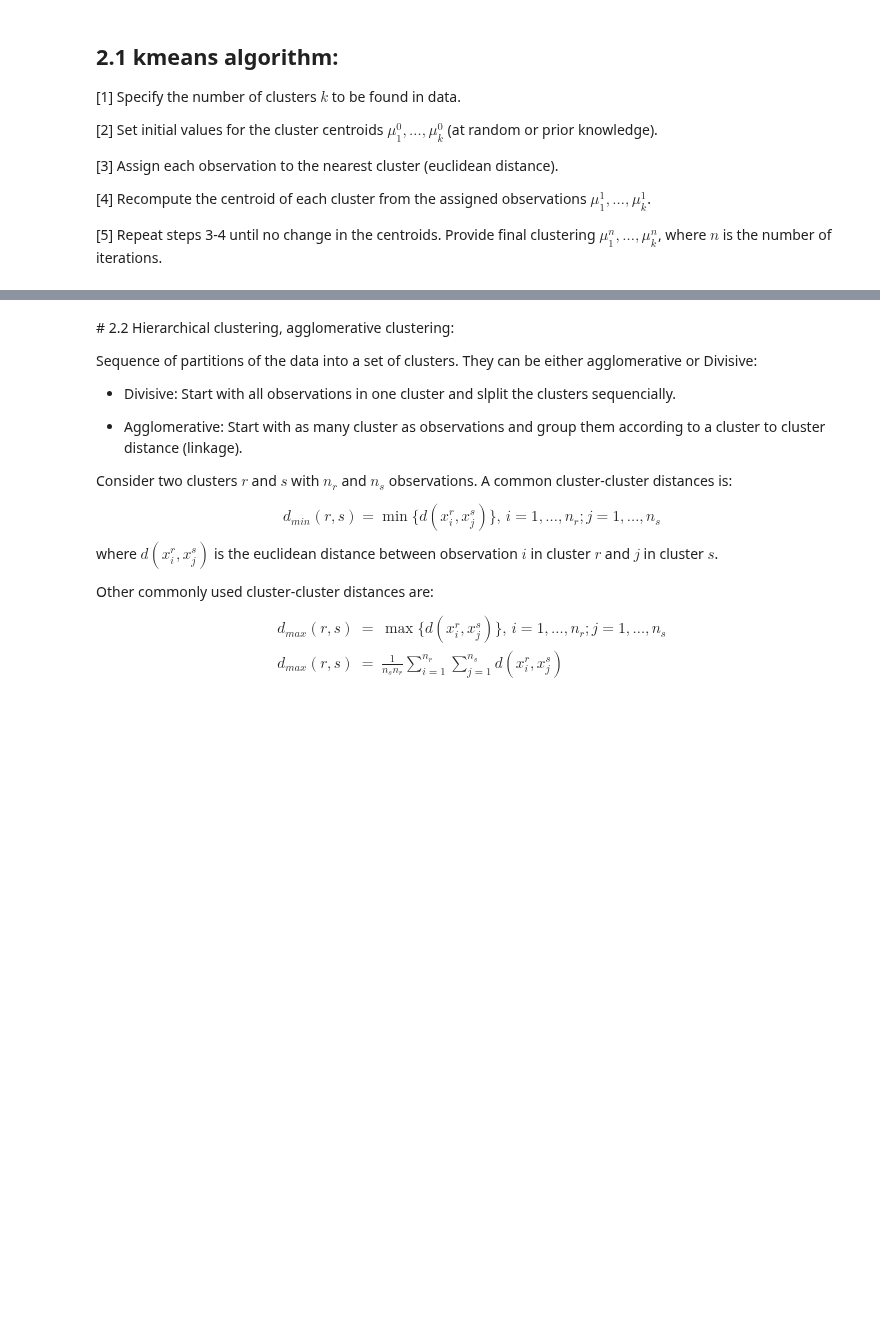
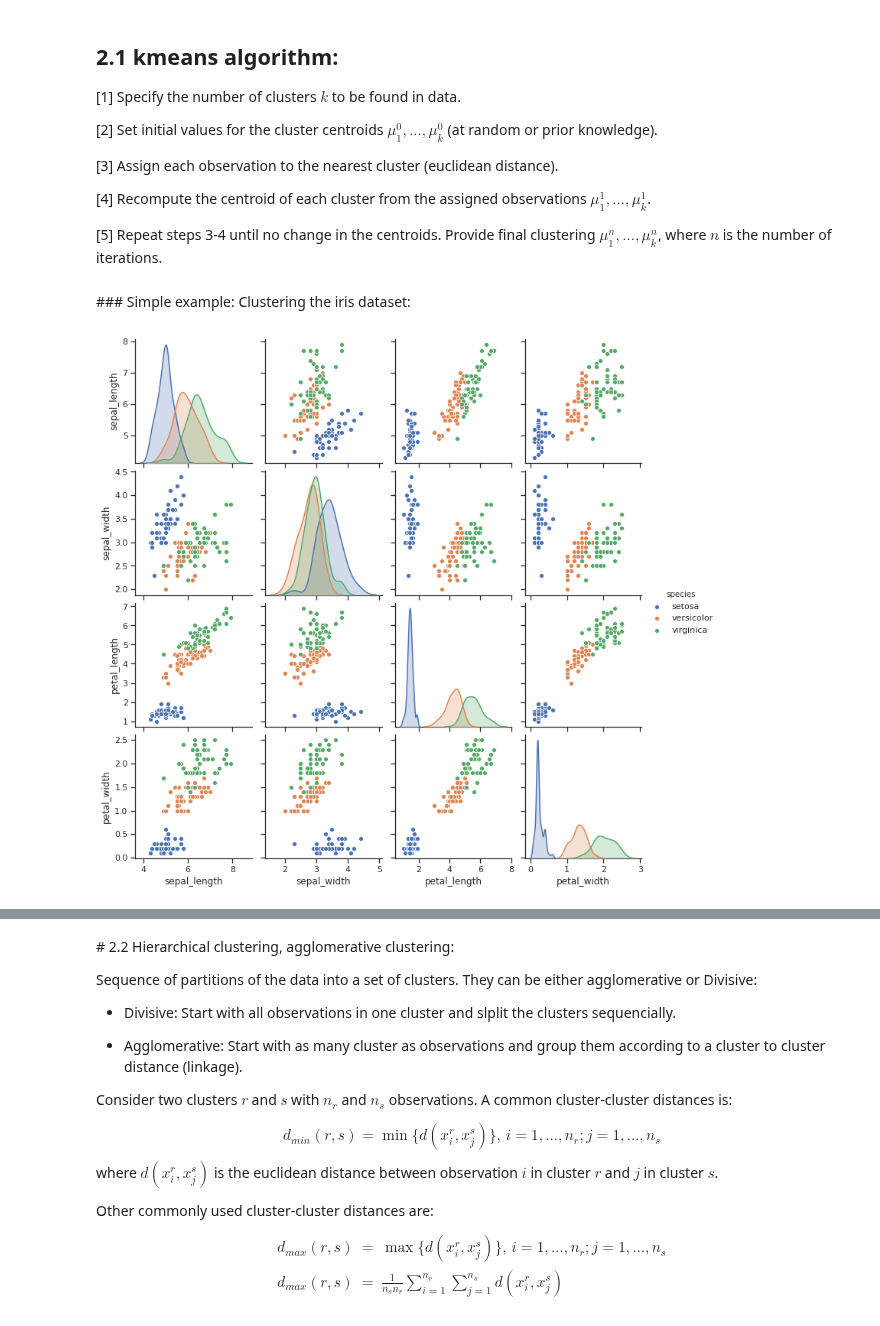
Before and after one commit to raulbenitez/postgrau_IML_exploratory, a Jupyter notebook: Clustering algorithms.ipynb, the cells around one changed output, grey strips where cells are left out. Drawn from its saved outputs; the diff is of its cells as text; code cells hidden in the pictures; blank space fills up the shorter version.

```diff
--- a/Clustering algorithms.ipynb
+++ b/Clustering algorithms.ipynb
@@ -15,3 +15,5 @@ Unsupervised algorithms that group data observations in clusters that share some
 [4] Recompute the centroid of each cluster from the assigned observations $\mu^1_1,\dots,\mu^1_k$.
 
 [5] Repeat steps 3-4 until no change in the centroids. Provide final clustering $\mu^n_1,\dots,\mu^n_k$, where $n$ is the number of iterations.
+# %% [markdown]
+### Simple example: Clustering the iris dataset:
@@ -17,0 +28,4 @@ Unsupervised algorithms that group data observations in clusters that share some
+# %%
+g = sns.pairplot(iris, hue="species")
+# %% [output]
+[figure, added]
```
Also changed, not shown: parts of 11 cells of this notebook.
